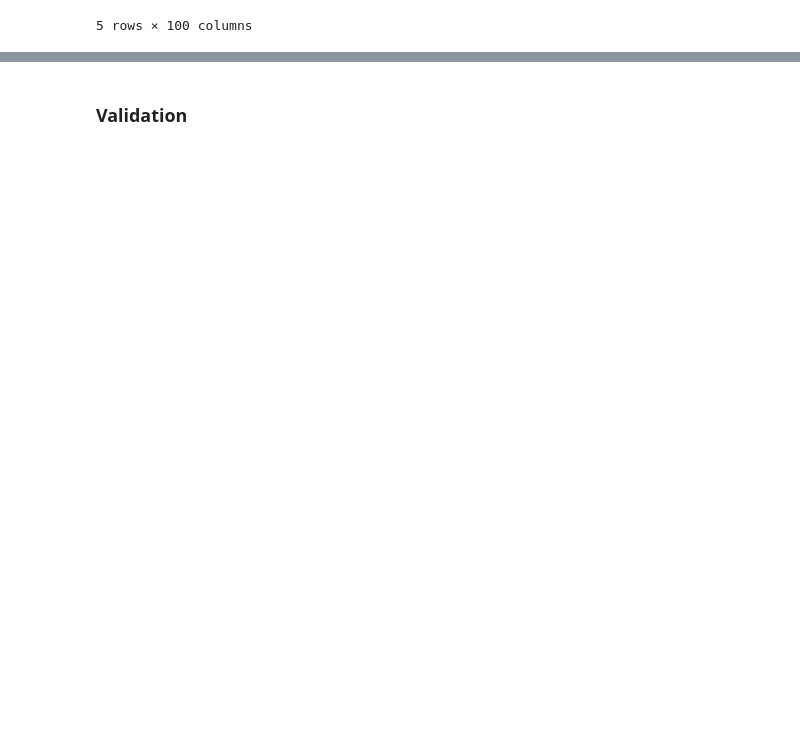
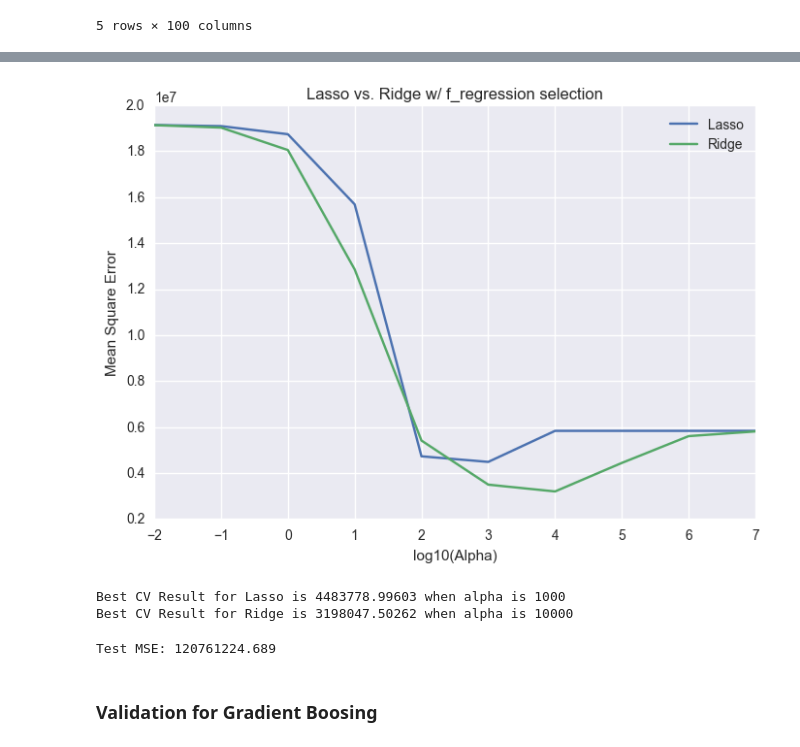
Before and after one commit to Charlespartina/DS1001-Project, a Jupyter notebook: notebook/Final Project.ipynb, the cells around one changed output, grey strips where cells are left out. Cells and saved outputs as stored; diff of their text form; code cells hidden in the pictures; blank space fills up the shorter version.

```diff
--- a/notebook/Final Project.ipynb
+++ b/notebook/Final Project.ipynb
@@ -260,6 +270,6 @@ def freg(X, y, num=-1):
     cols = X.columns
     if num == -1:
         num = 10
-    fs,ps = f_regression(X,y.values)
-    sidx = sorted(range(len(cols)), key=lambda x: ps[x])[:num]
+    fs, ps = f_regression(X,y.values)
+    sidx = sorted(range(len(cols)), key=lambda x: -ps[x])[:num]
     return [cols[i] for i in sidx]
@@ -359,0 +341,15 @@ X_train_final.head()
+# %%
+allK = [10**x for x in range(-2,8)] # Alpha takes 10^-6 to 10^2
+
+cv_ls = []
+cv_rr = []
+for k in allK:
+        ls = Lasso(alpha=k)
+        ls.fit(X_train_final, y_train_set)
+        rr = Ridge(alpha=k)
+        rr.fit(X_train_final, y_train_set)
+        y_val_pred_ls = ls.predict(X_val_final)
+        y_val_pred_rr = rr.predict(X_val_final)
+        cv_ls.append(mean_squared_error(y_val_set, y_val_pred_ls)) # Notice that we take log on price data and then take exp
+        cv_rr.append(mean_squared_error(y_val_set, y_val_pred_rr))
+        print y_val_pred_ls
@@ -360,2 +377,24 @@ X_train_final.head()
+# %%
+# Plot
+plt.figure()
+plt.plot(range(-2,8), cv_ls, label='Lasso')
+plt.plot(range(-2,8), cv_rr, label='Ridge')
+plt.legend()
+plt.title('Lasso vs. Ridge w/ f_regression selection')
+plt.xlabel('log10(Alpha)')
+plt.ylabel('Mean Square Error')
+plt.show()
+print 'Best CV Result for Lasso is {} when alpha is {}'.format(np.min(cv_ls), allK[np.argmin(cv_ls)])
+print 'Best CV Result for Ridge is {} when alpha is {}'.format(np.min(cv_rr), allK[np.argmin(cv_rr)])
+# %% [output]
+[figure, added]
+Best CV Result for Lasso is 4483778.99603 when alpha is 1000
+Best CV Result for Ridge is 3198047.50262 when alpha is 10000
+# %%
+rr = Ridge(alpha=k)
+rr.fit(X_train_final, y_train_set)
+print 'Test MSE: {}'.format(mean_squared_error(y_test, rr.predict(X_test_final)))
+# %% [output]
+Test MSE: 120761224.689
 # %% [markdown]
-### Validation
+### Validation for Gradient Boosing
```
Also changed, not shown: parts of 35 cells of this notebook, 6 other files.
